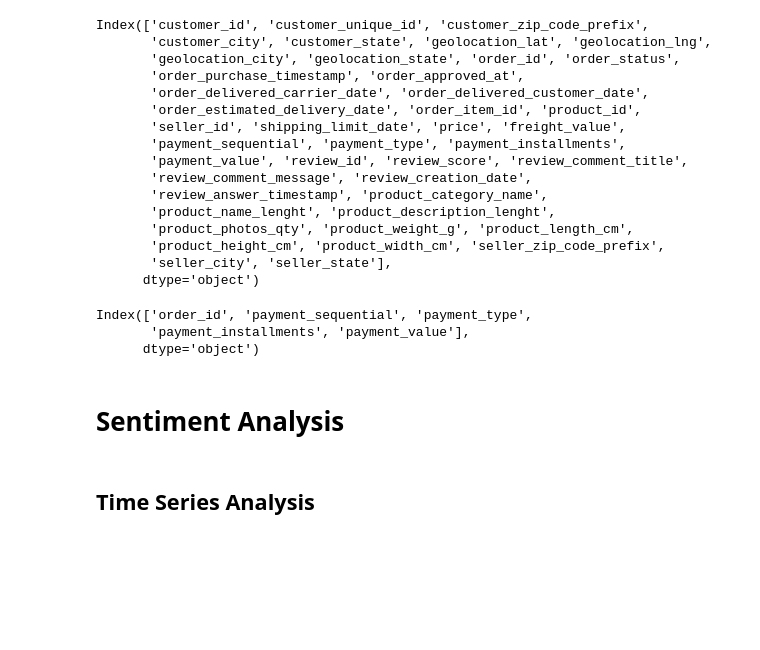
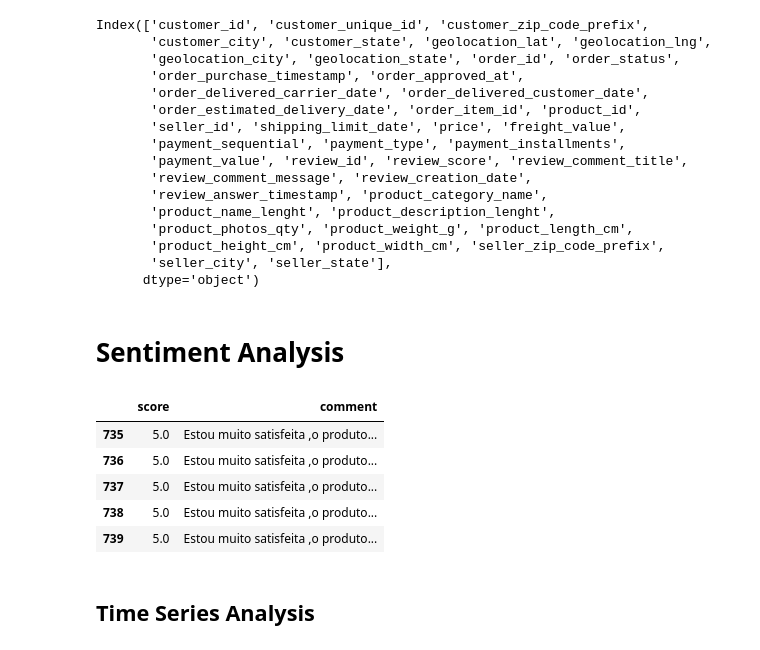
Before and after one commit to JamesLi197412/eCommerce_analysis, a Jupyter notebook: Brazillian E-Commerce.ipynb, the cells around one changed output. Drawn from its saved outputs; the diff is of its cells as text; code cells hidden in the pictures; blank space fills up the shorter version.

```diff
--- a/Brazillian E-Commerce.ipynb
+++ b/Brazillian E-Commerce.ipynb
@@ -417,11 +418,3 @@ Index(['customer_id', 'customer_unique_id', 'customer_zip_code_prefix',
        'product_height_cm', 'product_width_cm', 'seller_zip_code_prefix',
        'seller_city', 'seller_state'],
       dtype='object')
-# %%
-customers_order['payment_type'] = customers_order['payment_type']
-# %%
-order_payment.columns
-# %% [output]
-Index(['order_id', 'payment_sequential', 'payment_type',
-       'payment_installments', 'payment_value'],
-      dtype='object')
@@ -430,5 +421,17 @@ product
 # %% [markdown]
 # Sentiment Analysis
+# %%
+df_review = customers_order.loc[:,['review_score','review_comment_message']]
+df_review = df_review.dropna(subset = ['review_comment_message'])
+df_review.columns = ['score','comment']
+df_review.head()
+# %% [output]
+|  | score | comment |
+| 735 | 5.0 | Estou muito satisfeita ,o produto... |
+| 736 | 5.0 | Estou muito satisfeita ,o produto... |
+| 737 | 5.0 | Estou muito satisfeita ,o produto... |
+| 738 | 5.0 | Estou muito satisfeita ,o produto... |
+| 739 | 5.0 | Estou muito satisfeita ,o produto... |
 # %% [markdown]
 ## Time Series Analysis
 # %% [raw]
```
Also changed, not shown: parts of 12 cells of this notebook, 1 other file.
